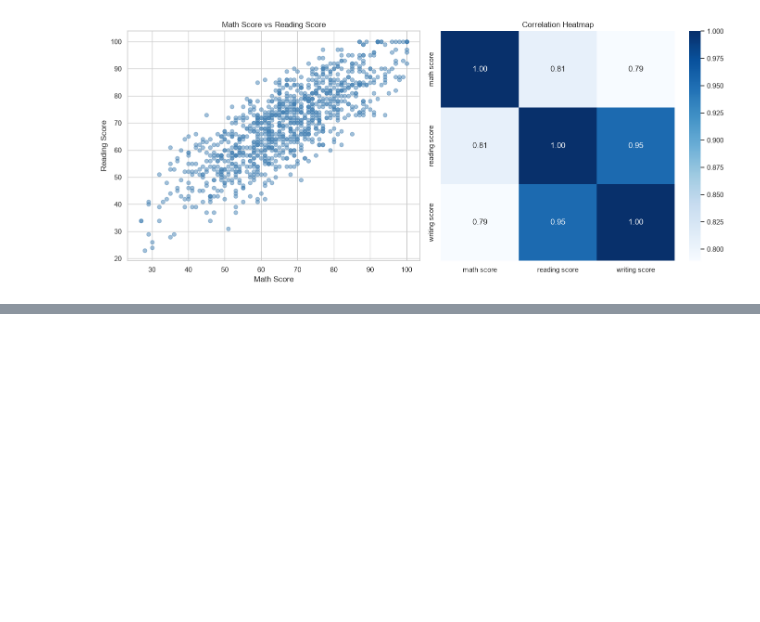
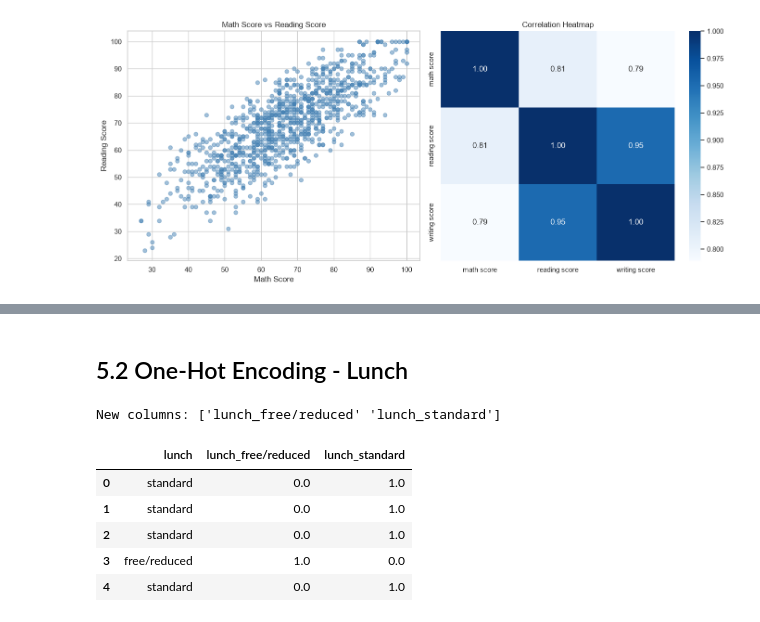
Before and after one commit to Arian11z/students-performance-analysis, a Jupyter notebook: notebooks/analysis.ipynb, the cells around one changed output, grey strips where cells are left out. Drawn from its saved outputs; the diff is of its cells as text; code cells hidden in the pictures; blank space fills up the shorter version.

```diff
--- a/notebooks/analysis.ipynb
+++ b/notebooks/analysis.ipynb
@@ -349,0 +367,20 @@ plt.show()
+# %% [markdown]
+## 5.2 One-Hot Encoding - Lunch
+# %%
+from sklearn.preprocessing import OneHotEncoder
+
+ohe = OneHotEncoder(sparse_output=False)
+lunch_encoded = ohe.fit_transform(df[['lunch']])
+lunch_df = pd.DataFrame(lunch_encoded, columns=ohe.get_feature_names_out(['lunch']), index=df.index)
+
+df = pd.concat([df, lunch_df], axis=1)
+print(f"New columns: {ohe.get_feature_names_out(['lunch'])}")
+df[['lunch', 'lunch_free/reduced', 'lunch_standard']].head()
+# %% [output]
+New columns: ['lunch_free/reduced' 'lunch_standard']
+|  | lunch | lunch_free/reduced | lunch_standard |
+| 0 | standard | 0.0 | 1.0 |
+| 1 | standard | 0.0 | 1.0 |
+| 2 | standard | 0.0 | 1.0 |
+| 3 | free/reduced | 1.0 | 0.0 |
+| 4 | standard | 0.0 | 1.0 |
```
Also changed, not shown: parts of 7 cells of this notebook.
